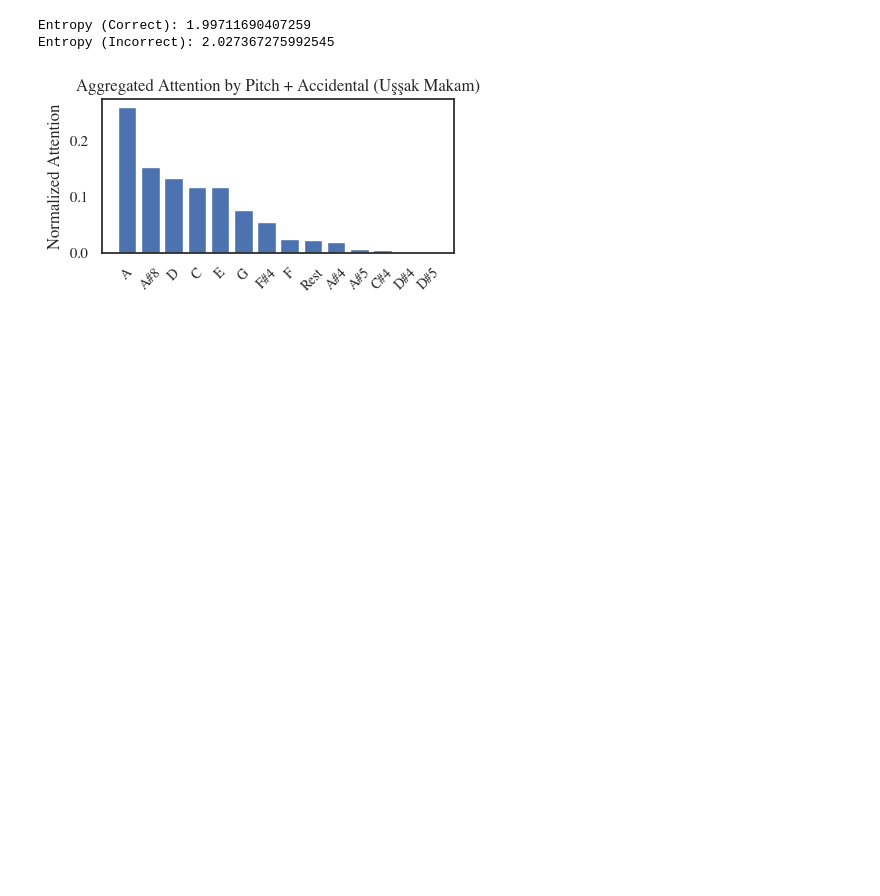
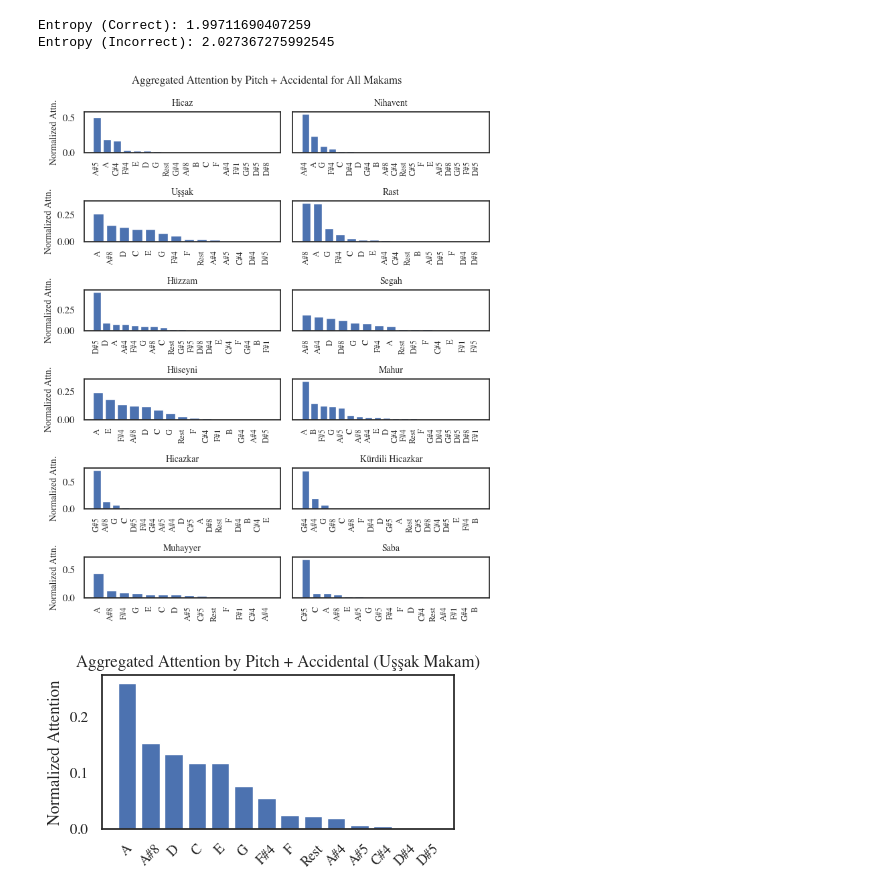
Before and after one commit to ihpar/tmm_rep_learn, a Jupyter notebook: evaluation.ipynb, the cells around one changed output. Cells and saved outputs as stored; diff of their text form; code cells hidden in the pictures; blank space fills up the shorter version.

```diff
--- a/evaluation.ipynb
+++ b/evaluation.ipynb
@@ -979,6 +1052,30 @@ pm.plot_agg_attention_correct_vs_incorrect(makam, ai, save_fig=True)
 [figure]
 Entropy (Correct): 1.99711690407259
 Entropy (Incorrect): 2.027367275992545
+# %%
+makam_list = [
+    {"id": "hicaz", "name": "Hicaz"},
+    {"id": "nihavent", "name": "Nihavent"},
+    {"id": "ussak", "name": "Uşşak"},
+    {"id": "rast", "name": "Rast"},
+    {"id": "huzzam", "name": "Hüzzam"},
+    {"id": "segah", "name": "Segah"},
+    {"id": "huseyni", "name": "Hüseyni"},
+    {"id": "mahur", "name": "Mahur"},
+    {"id": "hicazkar", "name": "Hicazkar"},
+    {"id": "kurdilihicazkar", "name": "Kürdili Hicazkar"},
+    {"id": "muhayyer", "name": "Muhayyer"},
+    {"id": "saba", "name": "Saba"}
+]
+
+pm.plot_agg_attn_by_pitch_acc_all_makams(
+    makam_list,
+    ai,
+    title="Aggregated Attention by Pitch + Accidental for All Makams",
+    save_fig=True
+)
+# %% [output]
+[figure, added]
 # %%
 pm.plot_agg_attention_by_pitch_duration_makam(
     "ussak",
```
Also changed, not shown: parts of 4 cells of this notebook, 1 other file.
